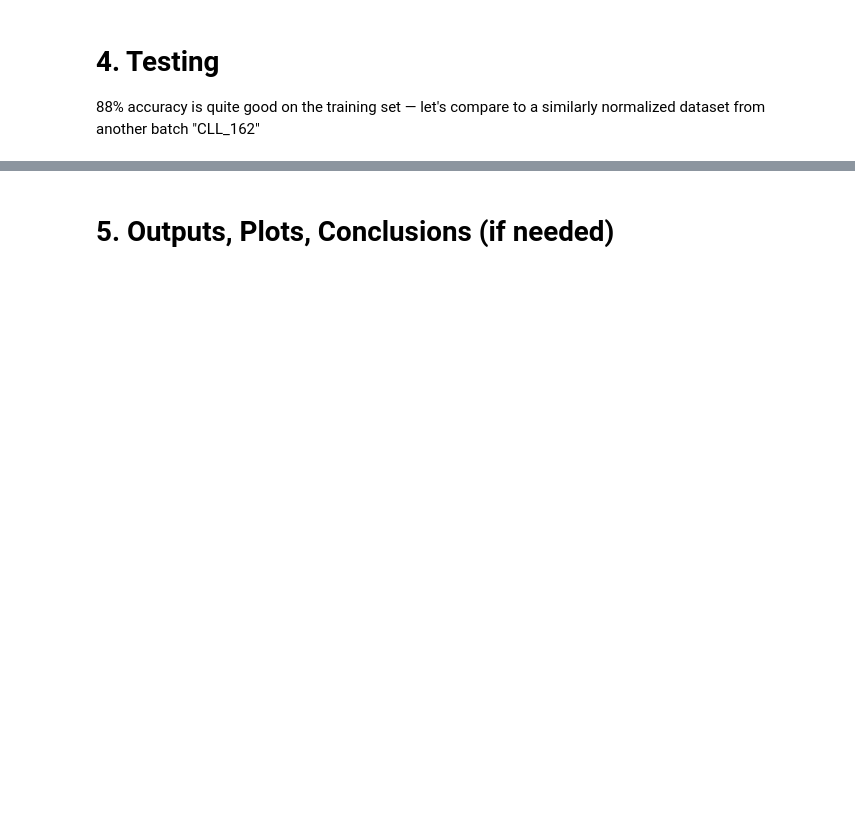
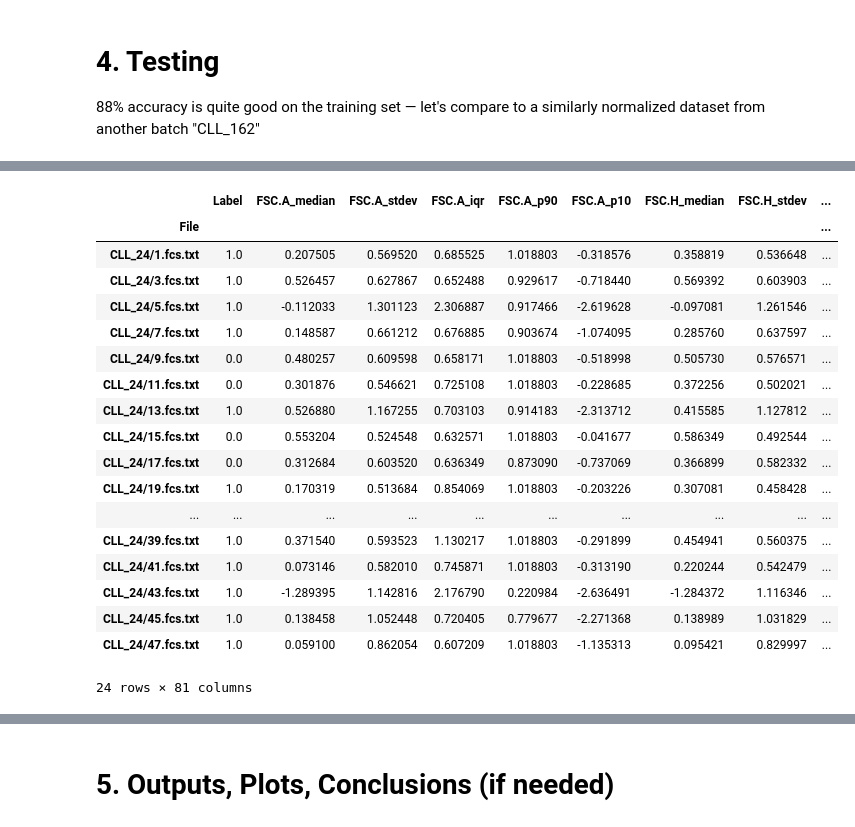
Before and after one commit to izarus-rots/flowdistml, a Jupyter notebook: flowdistml.ipynb, the cells around one changed output, grey strips where cells are left out. Saved outputs shown, nothing was run; the diff lists cells and outputs as text; code cells hidden in the pictures; blank space fills up the shorter version.

```diff
--- a/flowdistml.ipynb
+++ b/flowdistml.ipynb
@@ -301,7 +308,7 @@ plt.show()
 # 4. Testing
 88% accuracy is quite good on the training set — let's compare to a similarly normalized dataset from another batch "CLL_162"
 # %%
-data_dir = "../flownorms/validation_data/CLL_102/"
-labels2 = pd.read_csv(os.path.join(data_dir, "CLL_train.csv"))
+data_dir = "../flownorms/validation_data/CLL_24/"
+labels2 = pd.read_csv(os.path.join(data_dir, "CLL_test_noprop.csv"))
 labels2['File'].to_numpy()
 # %% [output]
@@ -347,0 +351,10 @@ labels2
+# %%
+dataonly = []
+for dataset in labels2['norm'].to_numpy():
+    dropped = dataset.drop(columns=['Filename', 'batch', 'id'])
+    # dropped = dropped.drop(columns=['FSC.A', 'FSC.H', 'FSC.W', 'SSC.A', 'SSC.H', 'SSC.W', 'CD19', 'CD79b', 'CD3', 'CD81', 'CD10', 'CD43', 'CD38'])
+    dataonly.append(dropped)
+
+labels2['norm'] = dataonly
+
+labels2['norm'].to_numpy()[0]
@@ -347,0 +375,42 @@ labels2
+# %%
+features_list = []
+
+for index, row in labels2.iterrows():
+    cell_data = row['norm']
+    sample_id = row['File']
+    label = row['Label']
+
+    patient_features = {'File': sample_id, 'Label': label}
+
+    for channel in cell_data.columns:
+        patient_features[f'{channel}_median'] = cell_data[channel].median()
+        patient_features[f'{channel}_stdev']  = cell_data[channel].std()
+        patient_features[f'{channel}_iqr']    = cell_data[channel].quantile(0.75) - cell_data[channel].quantile(0.25)
+        patient_features[f'{channel}_p90']    = cell_data[channel].quantile(0.90)
+        patient_features[f'{channel}_p10']    = cell_data[channel].quantile(0.10)
+
+
+    features_list.append(patient_features)
+
+df_validation = pd.DataFrame(features_list).set_index('File')
+df_validation
+# %% [output]
+|  | Label | FSC.A_median | FSC.A_stdev | FSC.A_iqr | FSC.A_p90 | FSC.A_p10 | FSC.H_median | FSC.H_stdev | ... |
+| File |  |  |  |  |  |  |  |  | ... |
+| CLL_24/1.fcs.txt | 1.0 | 0.207505 | 0.569520 | 0.685525 | 1.018803 | -0.318576 | 0.358819 | 0.536648 | ... |
+| CLL_24/3.fcs.txt | 1.0 | 0.526457 | 0.627867 | 0.652488 | 0.929617 | -0.718440 | 0.569392 | 0.603903 | ... |
+| CLL_24/5.fcs.txt | 1.0 | -0.112033 | 1.301123 | 2.306887 | 0.917466 | -2.619628 | -0.097081 | 1.261546 | ... |
+| CLL_24/7.fcs.txt | 1.0 | 0.148587 | 0.661212 | 0.676885 | 0.903674 | -1.074095 | 0.285760 | 0.637597 | ... |
+| CLL_24/9.fcs.txt | 0.0 | 0.480257 | 0.609598 | 0.658171 | 1.018803 | -0.518998 | 0.505730 | 0.576571 | ... |
+| CLL_24/11.fcs.txt | 0.0 | 0.301876 | 0.546621 | 0.725108 | 1.018803 | -0.228685 | 0.372256 | 0.502021 | ... |
+| CLL_24/13.fcs.txt | 1.0 | 0.526880 | 1.167255 | 0.703103 | 0.914183 | -2.313712 | 0.415585 | 1.127812 | ... |
+| CLL_24/15.fcs.txt | 0.0 | 0.553204 | 0.524548 | 0.632571 | 1.018803 | -0.041677 | 0.586349 | 0.492544 | ... |
+| CLL_24/17.fcs.txt | 0.0 | 0.312684 | 0.603520 | 0.636349 | 0.873090 | -0.737069 | 0.366899 | 0.582332 | ... |
+| CLL_24/19.fcs.txt | 1.0 | 0.170319 | 0.513684 | 0.854069 | 1.018803 | -0.203226 | 0.307081 | 0.458428 | ... |
+| ... | ... | ... | ... | ... | ... | ... | ... | ... | ... |
+| CLL_24/39.fcs.txt | 1.0 | 0.371540 | 0.593523 | 1.130217 | 1.018803 | -0.291899 | 0.454941 | 0.560375 | ... |
+| CLL_24/41.fcs.txt | 1.0 | 0.073146 | 0.582010 | 0.745871 | 1.018803 | -0.313190 | 0.220244 | 0.542479 | ... |
+| CLL_24/43.fcs.txt | 1.0 | -1.289395 | 1.142816 | 2.176790 | 0.220984 | -2.636491 | -1.284372 | 1.116346 | ... |
+| CLL_24/45.fcs.txt | 1.0 | 0.138458 | 1.052448 | 0.720405 | 0.779677 | -2.271368 | 0.138989 | 1.031829 | ... |
+| CLL_24/47.fcs.txt | 1.0 | 0.059100 | 0.862054 | 0.607209 | 1.018803 | -1.135313 | 0.095421 | 0.829997 | ... |
+24 rows × 81 columns
```
Also changed, not shown: parts of 17 cells of this notebook.
